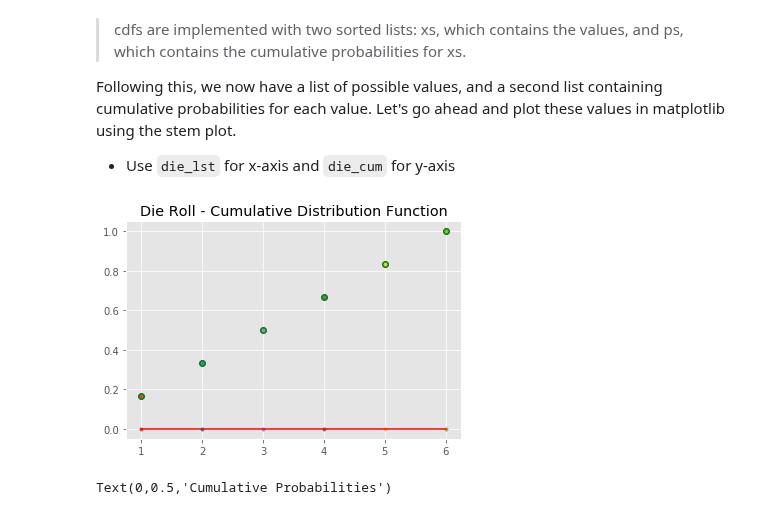
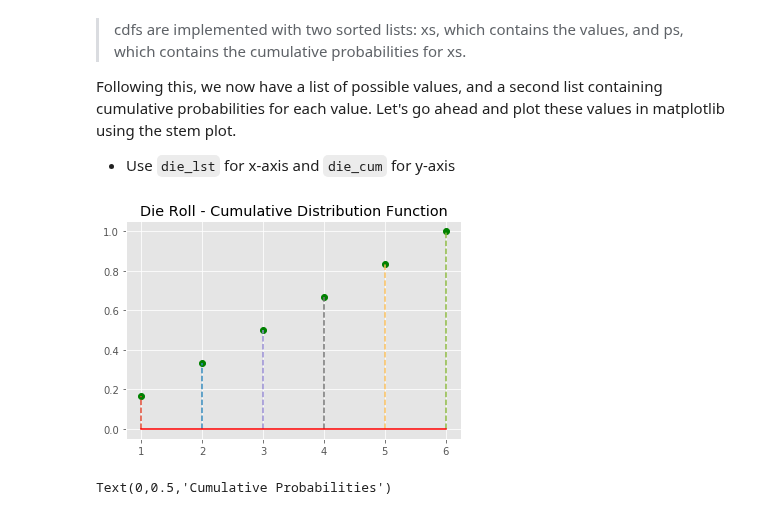
Before and after one commit to rvent/dsc-0-09-09-distributions-cdf-lab-nyc-ds-career-012819, a Jupyter notebook: index.ipynb, the cells around one changed output. Drawn from its saved outputs; the diff is of its cells as text; code cells hidden in the pictures.

```diff
--- a/index.ipynb
+++ b/index.ipynb
@@ -68,12 +68,12 @@ Following this, we now have a list of possible values, and a second list contain
 # %%
 import matplotlib.pyplot as plt
 plt.style.use('ggplot')
 
-plt.stem(die_lst, die_cum, '.', 'go', 'r-');
+plt.stem(die_lst, die_cum, '--', 'go', 'r-');
 plt.title ("Die Roll - Cumulative Distribution Function");
 plt.show()
 # %% [output]
-[figure, old version]
+[figure, new version]
 # %%
 # %% [output]
 Text(0,0.5,'Cumulative Probabilities')
```
